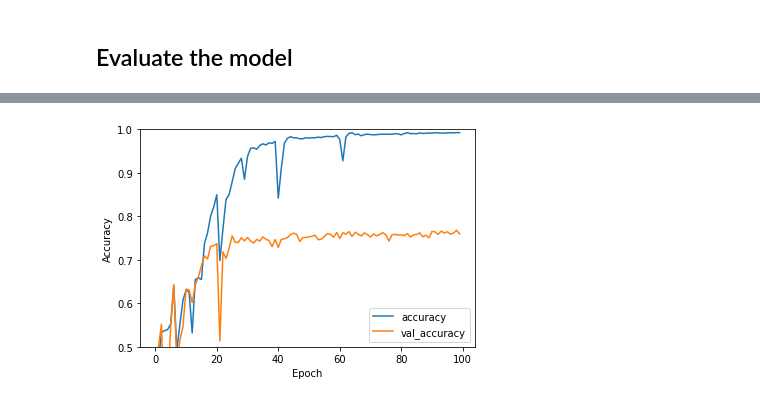
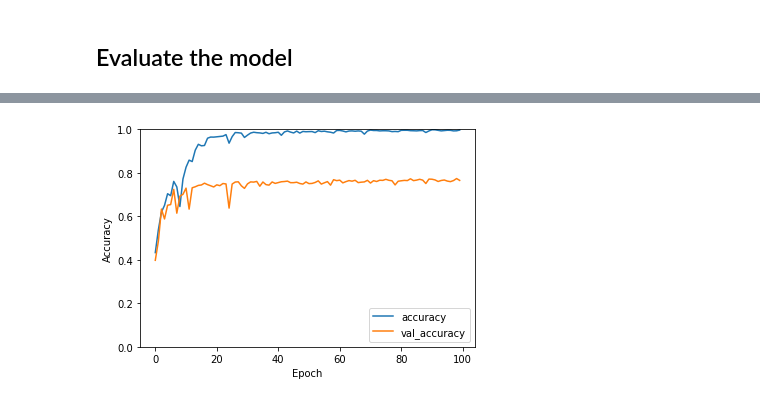
Before and after one commit to ksw2000/ML-Notebook, a Jupyter notebook: SEResNeXt/SEResNeXt50_CIFAR10.ipynb, the cells around one changed output, grey strips where cells are left out. Drawn from its saved outputs; the diff is of its cells as text; code cells hidden in the pictures.

Commit message:
Update SEResNeXt Shortcut

```diff
--- a/SEResNeXt/SEResNeXt50_CIFAR10.ipynb
+++ b/SEResNeXt/SEResNeXt50_CIFAR10.ipynb
@@ -83,43 +87,49 @@ class SEBlock(tf.keras.Model):
 class SEResNeXtUnit(tf.keras.Model):
     def __init__(self, filters, strides, cardinality=32):
         super().__init__()
+        self.filters = filters
+        self.strides = strides
+
         self.conv1x1_1 = layers.Conv2D(filters, 1, 1)
         self.bn1 = layers.BatchNormalization()
-        self.relu1 = layers.ReLU()
 
-        self.conv3x3 = layers.Conv2D(filters, 3, strides, groups=cardinality, padding='same')
+        self.conv3x3 = layers.Conv2D(
+            filters, 3, strides, groups=cardinality, padding='same')
         self.bn2 = layers.BatchNormalization()
-        self.relu2 = layers.ReLU()
 
         self.conv1x1_2 = layers.Conv2D(filters*2, 1, 1)
         self.bn3 = layers.BatchNormalization()
-        self.relu3 = layers.ReLU()
 
         self.seBlock = SEBlock()
 
-        self.sortcut = models.Sequential([
-            layers.Conv2D(filters*2, 1, strides, padding='same'),
-            layers.BatchNormalization()
-        ])
+    def build(self, input_shape):
+        input_filters = input_shape[-1]
+        if input_filters != self.filters*2:
+            self.shortcut = models.Sequential([
+                layers.Conv2D(self.filters*2, 1, self.strides),
+                layers.BatchNormalization()
+            ])
+        else:
+            self.shortcut = models.Sequential()
 
     def call(self, input):
         x = input
         x = self.conv1x1_1(x)
         x = self.bn1(x)
-        x = self.relu1(x)
+        x = tf.nn.relu(x)
 
         x = self.conv3x3(x)
         x = self.bn2(x)
-        x = self.relu2(x)
+        x = tf.nn.relu(x)
 
         x = self.conv1x1_2(x)
         x = self.bn3(x)
-        x = self.relu3(x)
+        x = tf.nn.relu(x)
 
         # Add SEBlock here
         x = self.seBlock(x)
 
-        shortcut = self.sortcut(input)
+        shortcut = self.shortcut(input)
         return tf.nn.relu(tf.add(x, shortcut))
 # %% [markdown]
 ![](https://i.imgur.com/oU305Wc.png)
@@ -205,8 +215,6 @@ plt.plot(history.history['accuracy'], label='accuracy')
 plt.plot(history.history['val_accuracy'], label='val_accuracy')
 plt.xlabel('Epoch')
 plt.ylabel('Accuracy')
-plt.ylim([0.5, 1])
+plt.ylim([0, 1])
 plt.legend(loc='lower right')
-
-test_loss, test_acc = m.evaluate(test_images,  test_labels, verbose=2)
 # %% [output]
@@ -214 +222 @@ test_loss, test_acc = m.evaluate(test_images,  test_labels, verbose=2)
-[figure, old version]
+[figure, new version]
```
Also changed, not shown: parts of 6 cells of this notebook, 1 other file.
